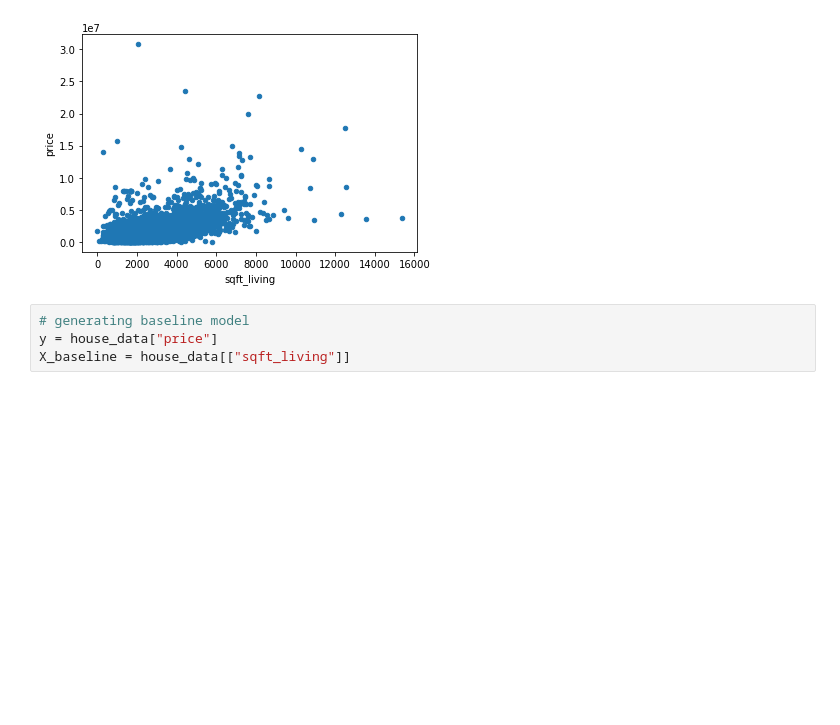
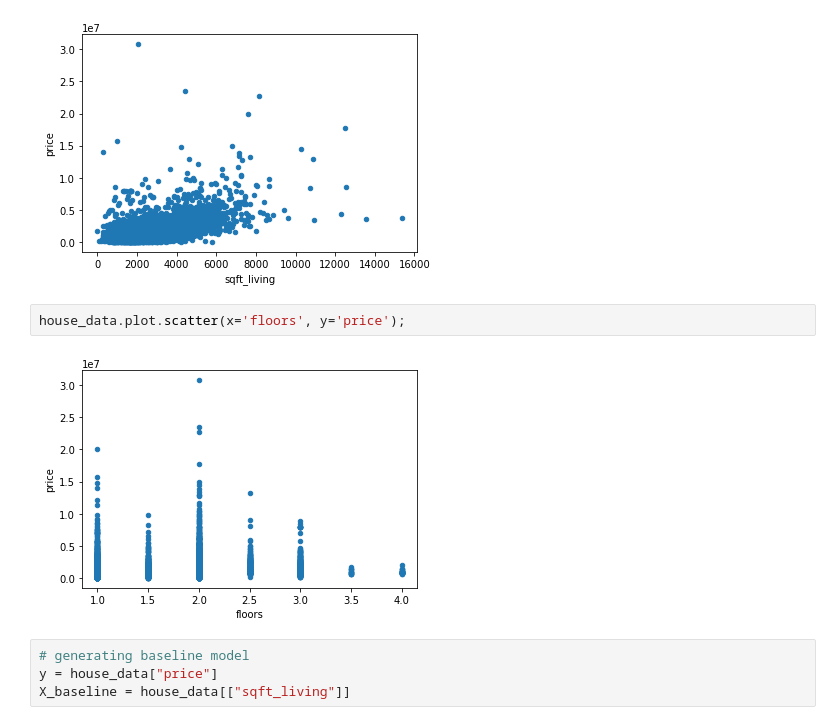
Before and after one commit to jbenedito99/dsc-phase-2-project-v2-5, a Jupyter notebook: student.ipynb, the cells around one changed output. Saved outputs shown, nothing was run; the diff lists cells and outputs as text; blank space fills up the shorter version.

```diff
--- a/student.ipynb
+++ b/student.ipynb
@@ -113,6 +113,10 @@ As mentioned previously, sqft_living will be utilized for my simple linear regre
 house_data.plot.scatter(x='sqft_living', y='price');
 # %% [output]
 [figure]
+# %%
+house_data.plot.scatter(x='floors', y='price');
+# %% [output]
+[figure, added]
 # %%
 # generating baseline model
 y = house_data["price"]
```
Also changed, not shown: parts of 11 cells of this notebook.
